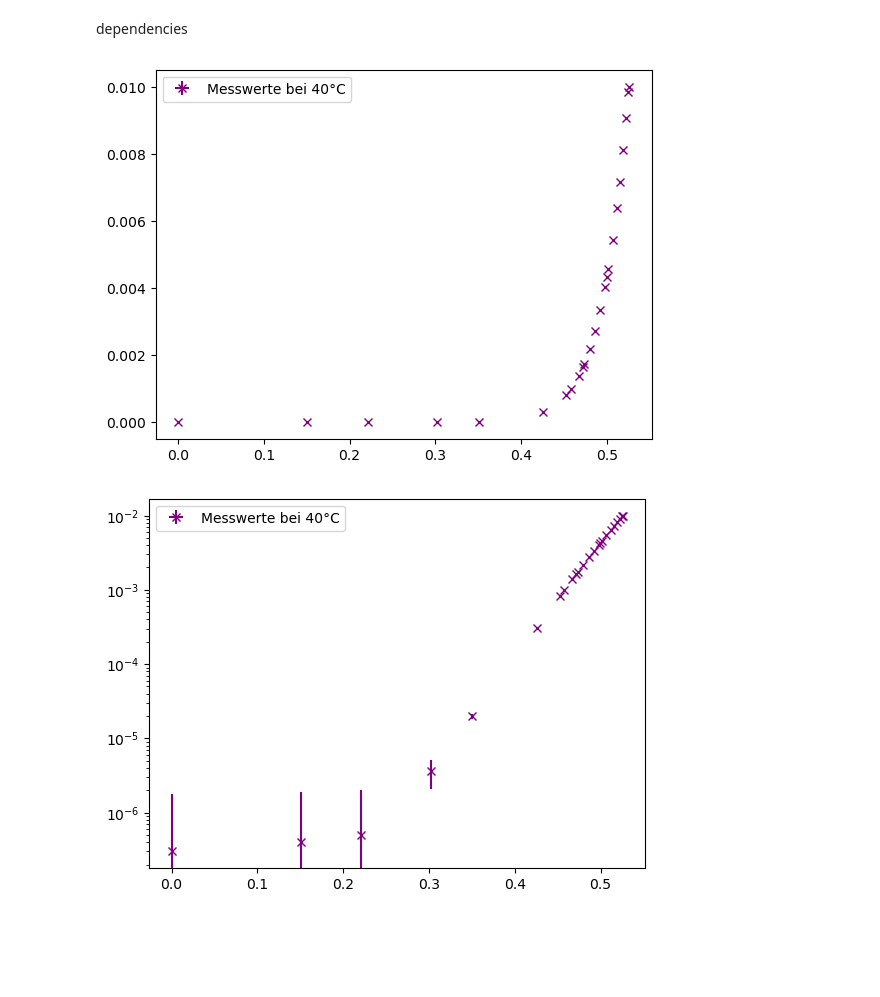
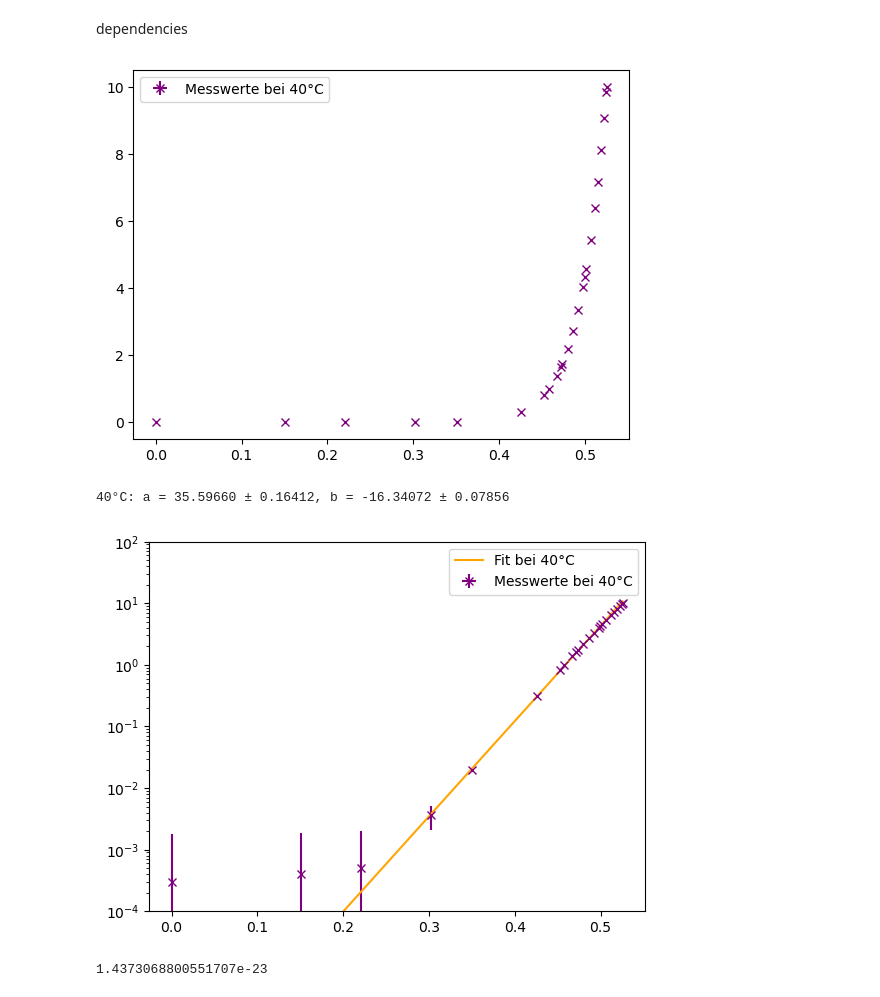
Before and after one commit to Bonsai-Tr33/C-Praktikum, a Jupyter notebook: 45/Evaluation/2.2.ipynb, the cells around one changed output. Cells and saved outputs as stored; diff of their text form; code cells hidden in the pictures; blank space fills up the shorter version.

```diff
--- a/45/Evaluation/2.2.ipynb
+++ b/45/Evaluation/2.2.ipynb
@@ -27,15 +27,37 @@ U40 = U40[~np.isnan(U40).all(axis=1)]
 I40 = np.array([[x, y] for x, y in zip(Data['I (T=40 C)'].tolist(), Data['Error I (T=40 C)'].tolist())])
 I40 = I40[~np.isnan(I40).all(axis=1)]
 # %%
-plt.errorbar(U40[:,0], I40[:,0]*10**(-3), xerr=U40[:,1], yerr=I40[:,1]*10**(-3), fmt='x', color='purple', label='Messwerte bei 40°C')
+plt.errorbar(U40[:,0], I40[:,0], xerr=U40[:,1], yerr=I40[:,1], fmt='x', color='purple', label='Messwerte bei 40°C')
 plt.legend()
 plt.show()
 # %% [output]
-[figure, old version]
+[figure, new version]
 # %%
-plt.errorbar(U40[:,0], I40[:,0]*10**(-3), xerr=U40[:,1], yerr=I40[:,1]*10**(-3), fmt='x', color='purple', label='Messwerte bei 40°C')
+def lin(x,a,b):
+    return a*x + b
+
+lim = 0.3
+
+mask = U40[:,0] >= lim
+
+params40, cov40 = opt.curve_fit(lin, U40[mask,0], np.log(I40[mask,0]))
+print("40°C: a = %.5f ± %.5f, b = %.5f ± %.5f" % (params40[0], np.sqrt(cov40[0,0]), params40[1], np.sqrt(cov40[1,1])))
+
+
+plt.errorbar(U40[:,0], I40[:,0], xerr=U40[:,1], yerr=I40[:,1], fmt='x', color='purple', label='Messwerte bei 40°C')
+plt.plot(U40[:,0], np.exp(lin(U40[:,0], *params40)), color='orange', label='Fit bei 40°C')
 plt.yscale('log')
 plt.legend()
+plt.ylim(1e-4, 1e2)
+# plt.xlim(0.3, 0.55)
 plt.show()
 # %% [output]
+40°C: a = 35.59660 ± 0.16412, b = -16.34072 ± 0.07856
-[figure, old version]
+[figure, new version]
+# %%
+e = 1.602176634e-19  # elementary charge in coulombs
+a = params40[0]
+k = 1/a * e/(313.15)
+print(k)
+# %% [output]
+1.4373068800551707e-23
```
